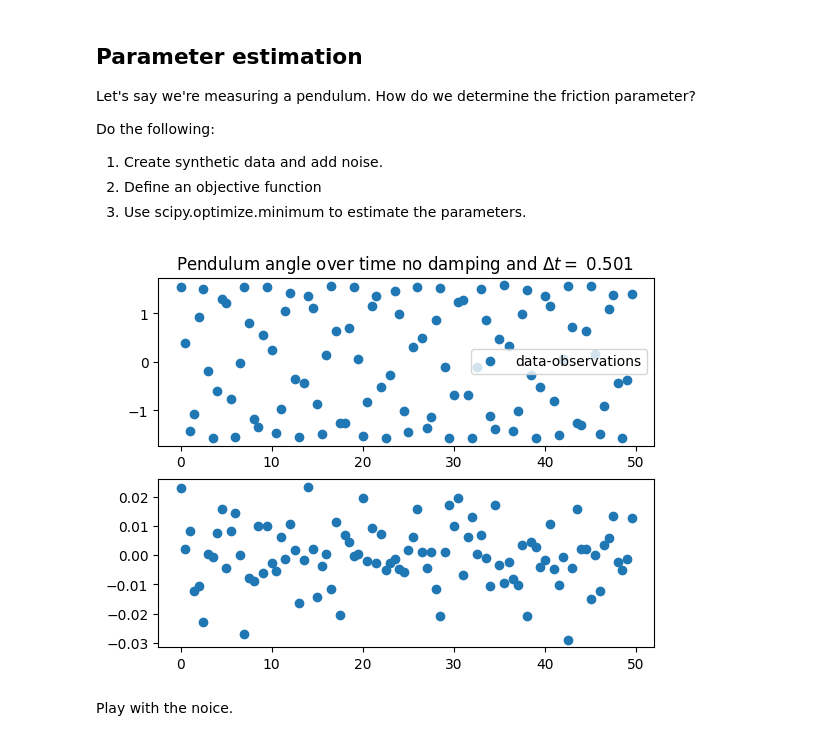
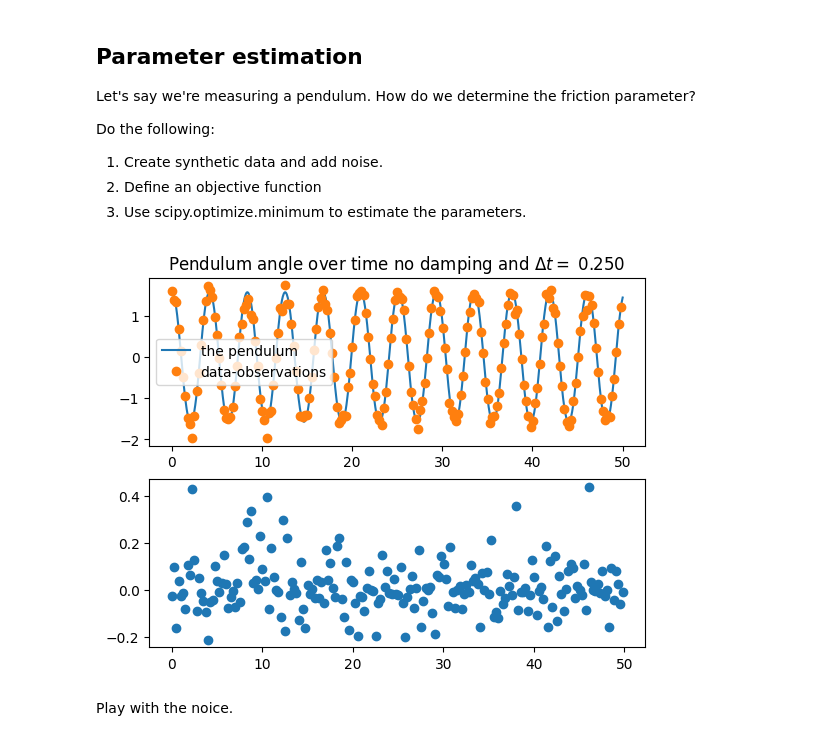
Before and after one commit to vladeviste/mat230, a Jupyter notebook: parameter_uncertainties.ipynb, the cells around one changed output. Cells and saved outputs as stored; diff of their text form; code cells hidden in the pictures.

```diff
--- a/parameter_uncertainties.ipynb
+++ b/parameter_uncertainties.ipynb
@@ -455,33 +455,33 @@ Do the following:
 # %%
 L= 1.
 omega= np.sqrt(9.81/L)
-phi = 0 #
+phi = 0. #
 rtol=1e-7,
 atol=1e-12
 t_num=1000 # Change this to a smaller value to see the effect of fewer data points
 t = np.linspace(0, 50, t_num)
 y0=[np.pi/2,0]
 
 tmp=sc.integrate.solve_ivp(rhs_pendulum,t_span=(0.,t[-1]),y0=y0,t_eval=t,args=[omega,phi],rtol=rtol, atol=atol)
 
 # Add random noise to the data
-num_points=10 # Change this to a smaller value to see the effect of fewer data points
+num_points=5 # Change this to a smaller value to see the effect of fewer data points
 data=tmp.y[0][::num_points] # Change this to real_data[::] to use all data points, or real_data[::20] to use fewer data points
 data_t=tmp.t[::num_points] # Corresponding time points for the data
 
-noise_level = 0.01 # Change this to a larger value to see the effect of more noise
+noise_level = 0.1 # Change this to a larger value to see the effect of more noise
 observations = data * np.random.normal(1, noise_level, size=data.shape)
 
 
 fig, axs = plt.subplots(2, 1)
 
-#axs[0].plot(tmp.t,tmp.y[0],'-',label='the pendulum')
+axs[0].plot(tmp.t,tmp.y[0],'-',label='the pendulum')
 axs[0].plot(data_t,observations,'o',label='data-observations')
 axs[0].set_title(f'Pendulum angle over time no damping and $\Delta t=$ {data_t[1]-data_t[0]:.3f} ')
 axs[0].legend()
 axs[1].plot(data_t,data-observations,'o');
 # %% [output]
-[figure, old version]
+[figure, new version]
 # %% [markdown]
 Play with the noice.
 # %% [markdown]
```
Also changed, not shown: parts of 7 cells of this notebook.
